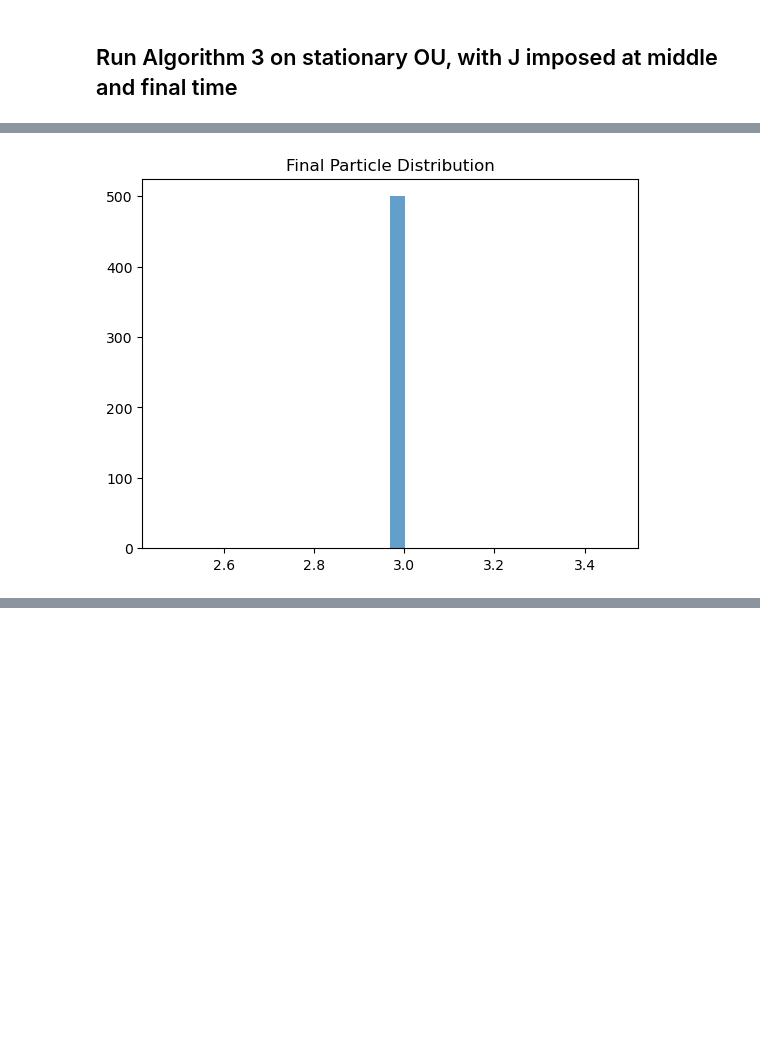
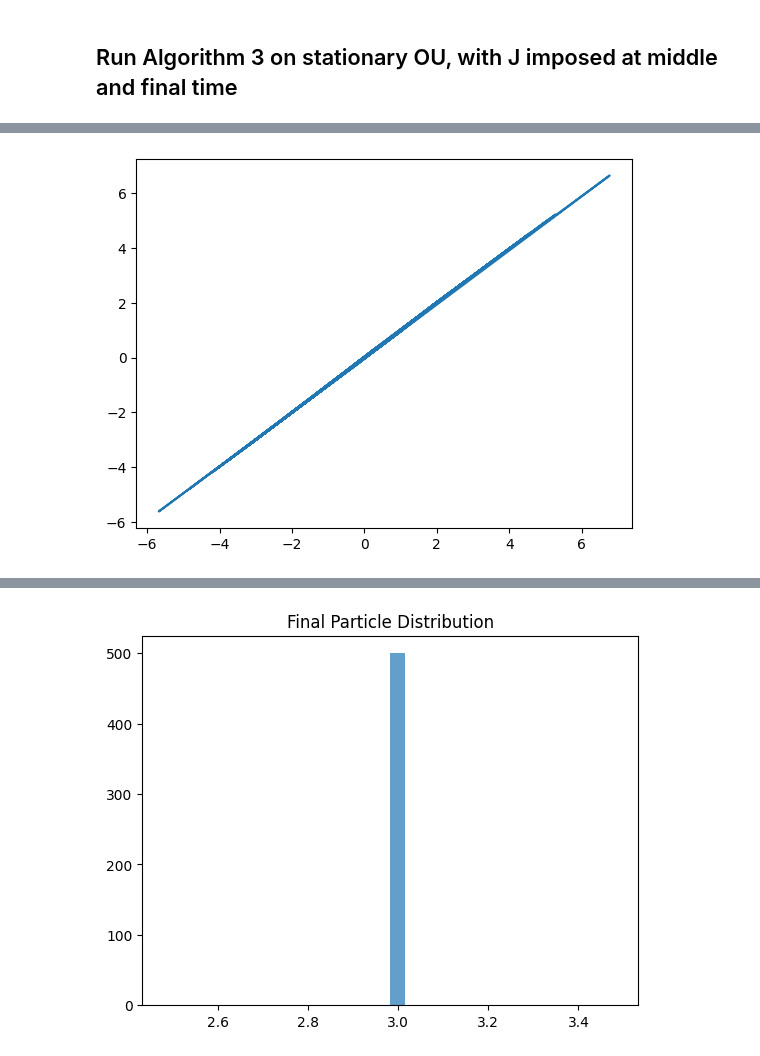
Before and after one commit to reubenharry/path_sampling, a Jupyter notebook: notebooks/notebook_4.ipynb, the cells around one changed output, grey strips where cells are left out. Cells and saved outputs as stored; diff of their text form; code cells hidden in the pictures; blank space fills up the shorter version.

```diff
--- a/notebooks/notebook_4.ipynb
+++ b/notebooks/notebook_4.ipynb
@@ -56,6 +56,17 @@ choice_location = jnp.array([-3.0, 3.0])
 
 # Initialize particles
 X_particles = jnp.array(X_init).reshape(-1, 1)  # shape (n, 1)
+
+## train phi to be the identity function
+def identity_loss(phi, X, t, s):
+    return jnp.mean(jax.vmap(lambda x: (phi(x, t, s)-x)**2)(X))
+
+print(identity_loss(phi, X_particles, jnp.ones((1,))*0.0, jnp.ones((1,))))
+phi = train(identity_loss, phi, optimizer, num_training_steps, X_particles, jnp.ones((1,))*0.0, jnp.ones((1,)))
+
+# plot input to output of phi
+plt.plot(X_particles, jax.vmap(lambda x: phi(x, jnp.ones((1,))*0.0, jnp.ones((1,)))[0])(X_particles))
+plt.show()
 
 def L_theta(X, grad_V):
     # delta_log_nu(x) = -\beta
@@ -127 +123 @@ Train loss: 0.0
-[figure, old version]
+[figure, new version]
@@ -128,3 +141,4 @@ Train loss: 0.0
+[figure, added]
 # %%
 
 
```
Also changed, not shown: parts of 2 cells of this notebook.
